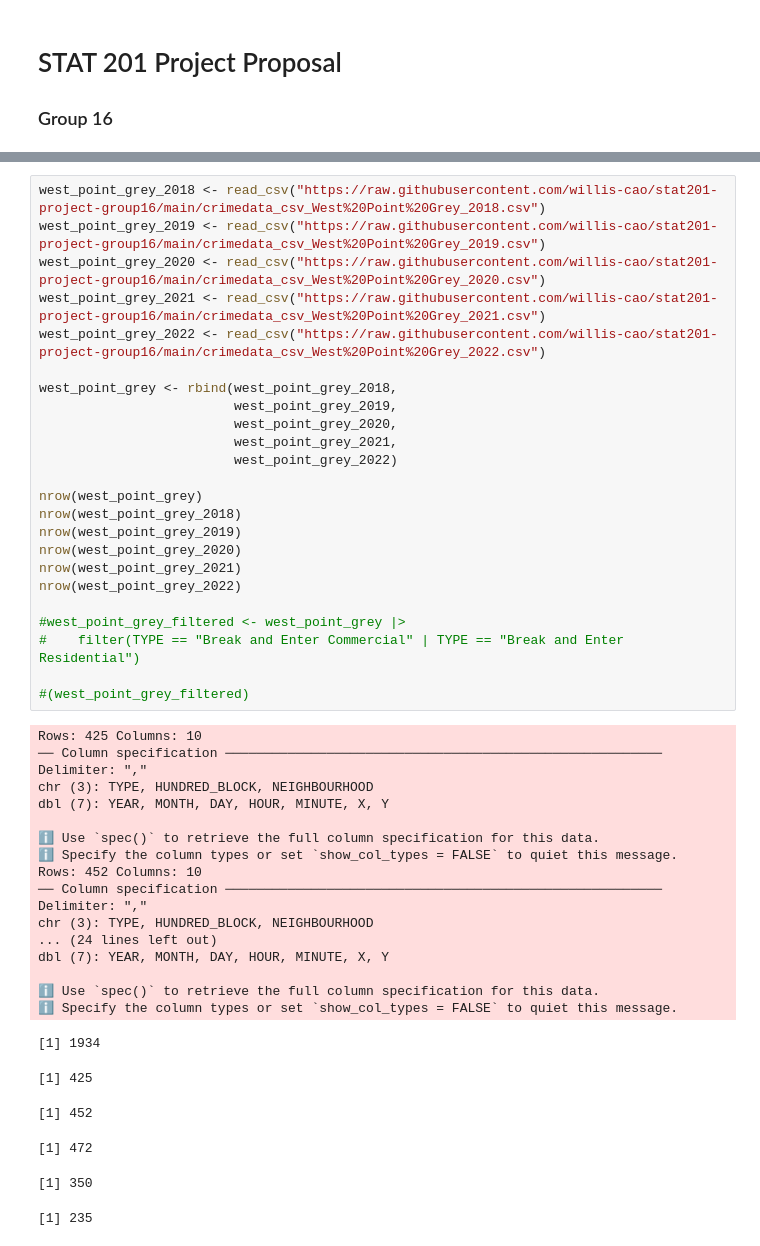
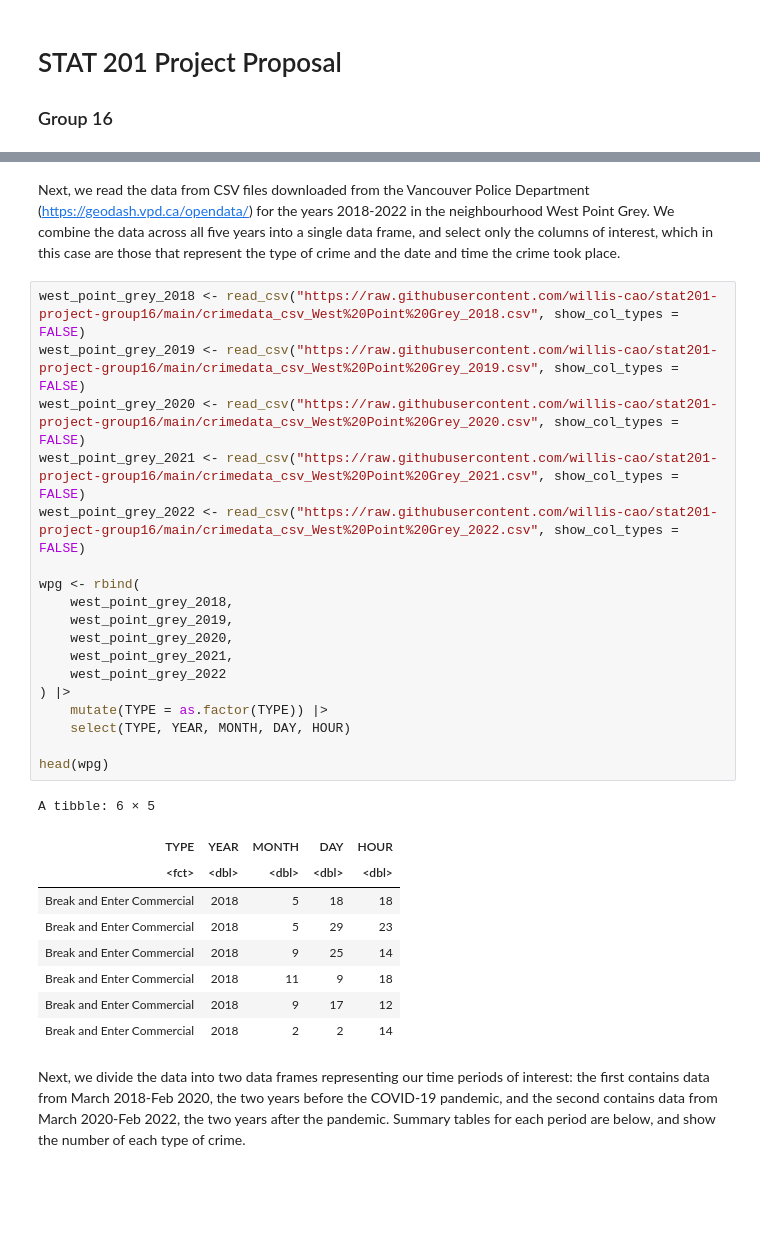
Before and after one commit to willis-cao/stat201-project-group16, a Jupyter notebook: proposal.ipynb, the cells around one changed output, grey strips where cells are left out. Cells and saved outputs as stored; diff of their text form; blank space fills up the shorter version.

```diff
--- a/proposal.ipynb
+++ b/proposal.ipynb
@@ -24,48 +33,32 @@ library(tidyverse)
+# %% [markdown]
+Next, we read the data from CSV files downloaded from the Vancouver Police Department (https://geodash.vpd.ca/opendata/) for the years 2018-2022 in the neighbourhood West Point Grey. We combine the data across all five years into a single data frame, and select only the columns of interest, which in this case are those that represent the type of crime and the date and time the crime took place.
 # %%
-west_point_grey_2018 <- read_csv("https://raw.githubusercontent.com/willis-cao/stat201-project-group16/main/crimedata_csv_West%20Point%20Grey_2018.csv")
-west_point_grey_2019 <- read_csv("https://raw.githubusercontent.com/willis-cao/stat201-project-group16/main/crimedata_csv_West%20Point%20Grey_2019.csv")
-west_point_grey_2020 <- read_csv("https://raw.githubusercontent.com/willis-cao/stat201-project-group16/main/crimedata_csv_West%20Point%20Grey_2020.csv")
-west_point_grey_2021 <- read_csv("https://raw.githubusercontent.com/willis-cao/stat201-project-group16/main/crimedata_csv_West%20Point%20Grey_2021.csv")
-west_point_grey_2022 <- read_csv("https://raw.githubusercontent.com/willis-cao/stat201-project-group16/main/crimedata_csv_West%20Point%20Grey_2022.csv")
+west_point_grey_2018 <- read_csv("https://raw.githubusercontent.com/willis-cao/stat201-project-group16/main/crimedata_csv_West%20Point%20Grey_2018.csv", show_col_types = FALSE)
+west_point_grey_2019 <- read_csv("https://raw.githubusercontent.com/willis-cao/stat201-project-group16/main/crimedata_csv_West%20Point%20Grey_2019.csv", show_col_types = FALSE)
+west_point_grey_2020 <- read_csv("https://raw.githubusercontent.com/willis-cao/stat201-project-group16/main/crimedata_csv_West%20Point%20Grey_2020.csv", show_col_types = FALSE)
+west_point_grey_2021 <- read_csv("https://raw.githubusercontent.com/willis-cao/stat201-project-group16/main/crimedata_csv_West%20Point%20Grey_2021.csv", show_col_types = FALSE)
+west_point_grey_2022 <- read_csv("https://raw.githubusercontent.com/willis-cao/stat201-project-group16/main/crimedata_csv_West%20Point%20Grey_2022.csv", show_col_types = FALSE)
 
-west_point_grey <- rbind(west_point_grey_2018,
-                         west_point_grey_2019,
-                         west_point_grey_2020,
-                         west_point_grey_2021,
-                         west_point_grey_2022)
+wpg <- rbind(
+    west_point_grey_2018,
+    west_point_grey_2019,
+    west_point_grey_2020,
+    west_point_grey_2021,
+    west_point_grey_2022
+) |>
+    mutate(TYPE = as.factor(TYPE)) |>
+    select(TYPE, YEAR, MONTH, DAY, HOUR)
 
-nrow(west_point_grey)
-nrow(west_point_grey_2018)
-nrow(west_point_grey_2019)
-nrow(west_point_grey_2020)
-nrow(west_point_grey_2021)
-nrow(west_point_grey_2022)
-
-#west_point_grey_filtered <- west_point_grey |>
-#    filter(TYPE == "Break and Enter Commercial" | TYPE == "Break and Enter Residential")
-
-#(west_point_grey_filtered)
+head(wpg)
 # %% [output]
-Rows: 425 Columns: 10
-── Column specification ────────────────────────────────────────────────────────
-Delimiter: ","
-chr (3): TYPE, HUNDRED_BLOCK, NEIGHBOURHOOD
-dbl (7): YEAR, MONTH, DAY, HOUR, MINUTE, X, Y
-
-ℹ Use `spec()` to retrieve the full column specification for this data.
-ℹ Specify the column types or set `show_col_types = FALSE` to quiet this message.
-Rows: 452 Columns: 10
-── Column specification ────────────────────────────────────────────────────────
-Delimiter: ","
-chr (3): TYPE, HUNDRED_BLOCK, NEIGHBOURHOOD
-... (24 lines left out)
-dbl (7): YEAR, MONTH, DAY, HOUR, MINUTE, X, Y
-
-ℹ Use `spec()` to retrieve the full column specification for this data.
-ℹ Specify the column types or set `show_col_types = FALSE` to quiet this message.
+A tibble: 6 × 5
-[1] 1934
-[1] 425
-[1] 452
-[1] 472
-[1] 350
-[1] 235
+| TYPE | YEAR | MONTH | DAY | HOUR |
+| <fct> | <dbl> | <dbl> | <dbl> | <dbl> |
+| Break and Enter Commercial | 2018 | 5 | 18 | 18 |
+| Break and Enter Commercial | 2018 | 5 | 29 | 23 |
+| Break and Enter Commercial | 2018 | 9 | 25 | 14 |
+| Break and Enter Commercial | 2018 | 11 | 9 | 18 |
+| Break and Enter Commercial | 2018 | 9 | 17 | 12 |
+| Break and Enter Commercial | 2018 | 2 | 2 | 14 |
+# %% [markdown]
+Next, we divide the data into two data frames representing our time periods of interest: the first contains data from March 2018-Feb 2020, the two years before the COVID-19 pandemic, and the second contains data from March 2020-Feb 2022, the two years after the pandemic. Summary tables for each period are below, and show the number of each type of crime.
```
Also changed, not shown: parts of 13 cells of this notebook.
